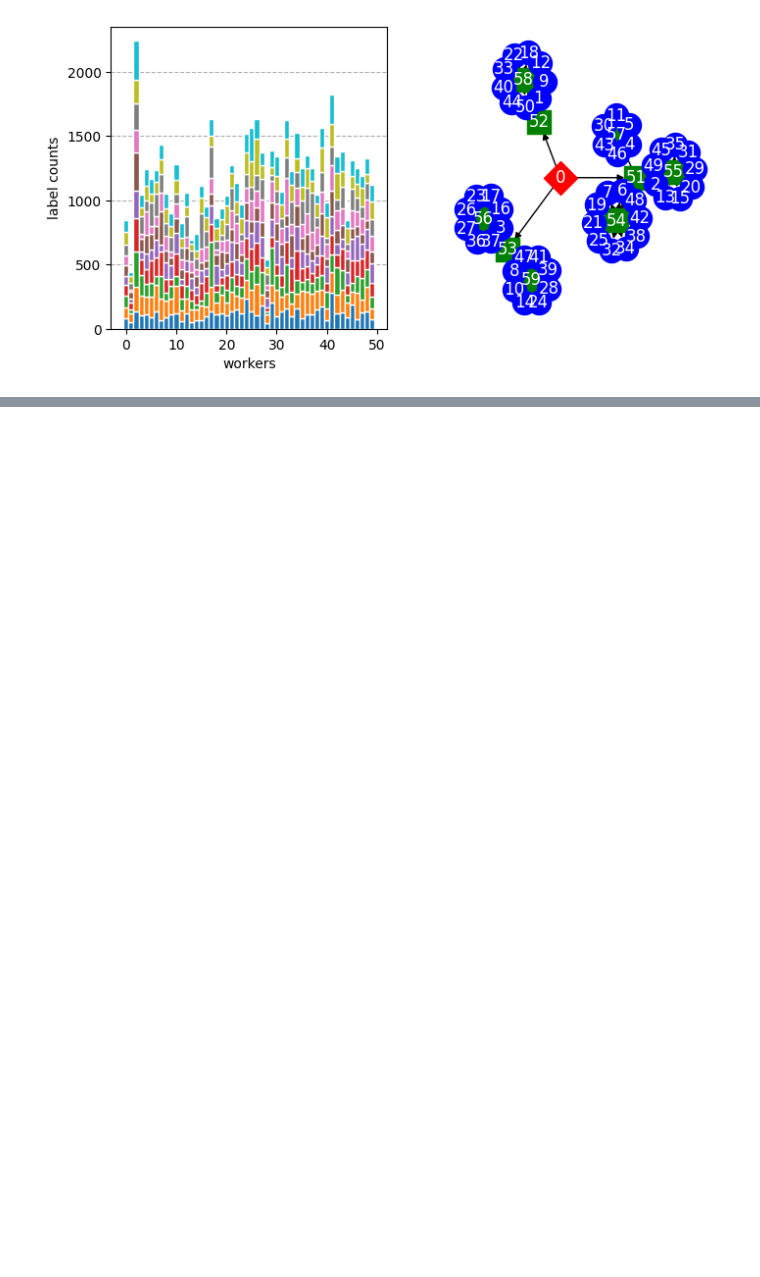
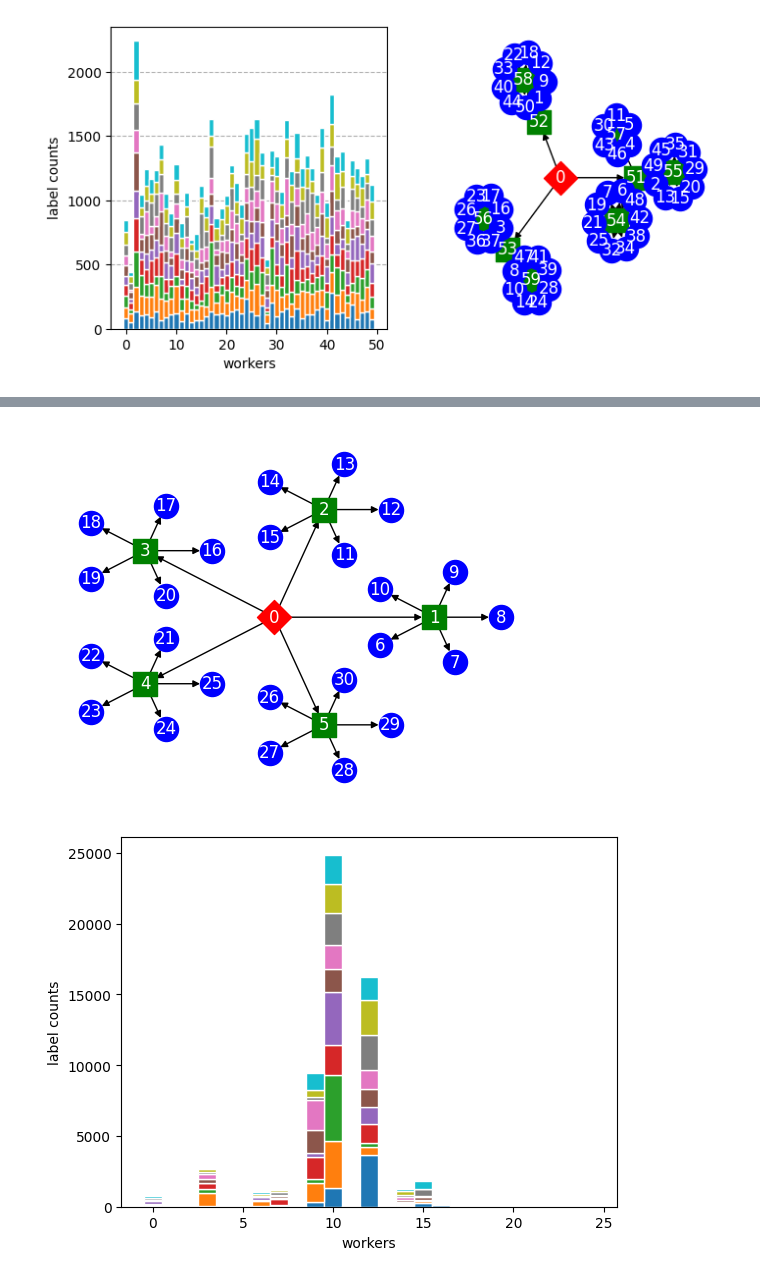
Before and after one commit to h-flox/flox, a Jupyter notebook: Temp Notebook.ipynb, the cells around one changed output, grey strips where cells are left out. Saved outputs shown, nothing was run; the diff lists cells and outputs as text; code cells hidden in the pictures; blank space fills up the shorter version.

```diff
--- a/Temp Notebook.ipynb
+++ b/Temp Notebook.ipynb
@@ -107,0 +109,11 @@ plt.show()
+# %%
+my_topo = balanced_topology(5, 2)
+my_topo.draw(prog="circo")
+plt.show()
+
+fed_data = federated_split(my_topo, mnist, num_labels=10, label_alpha=1.0, sample_alpha=0.1, rng=1)
+fed_barplot(fed_data, num_labels=10, width=1.0, edgecolor="white")
+plt.show()
+# %% [output]
+[figure, added]
+[figure, added]
```
Also changed, not shown: parts of 5 cells of this notebook, 39 other files.
